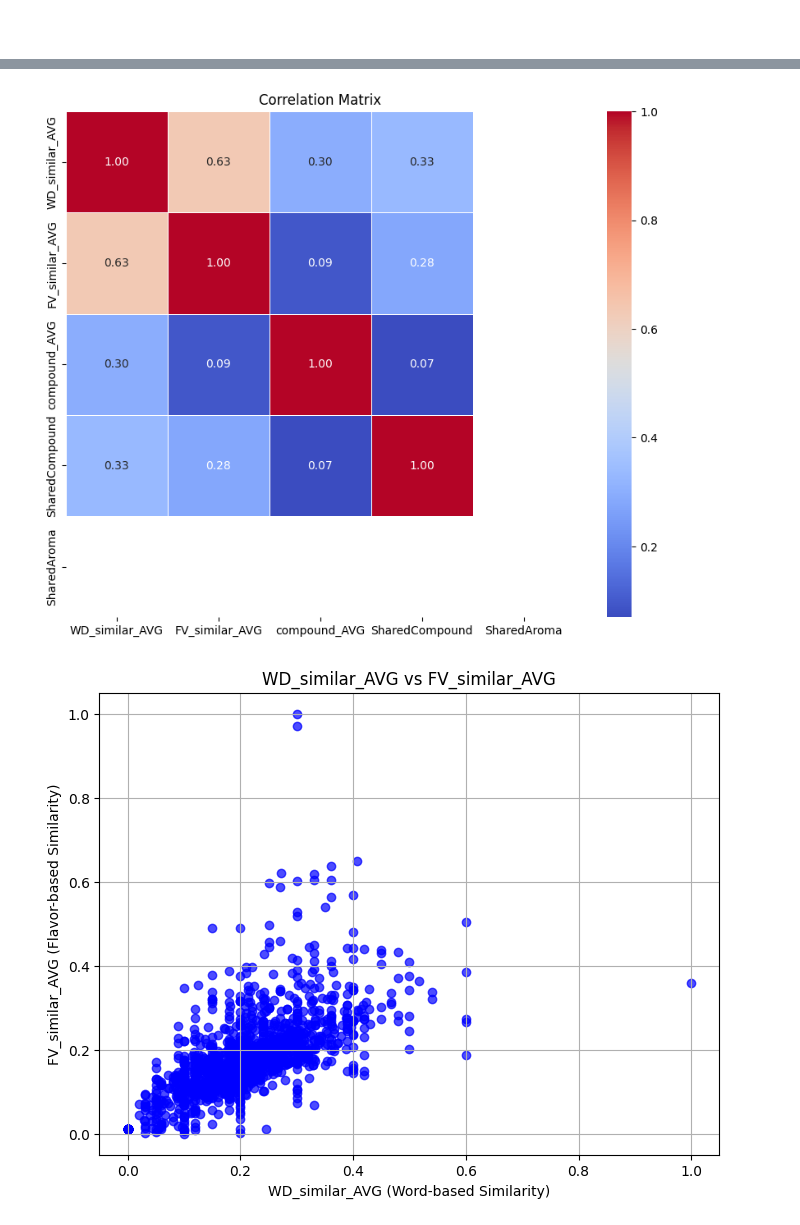
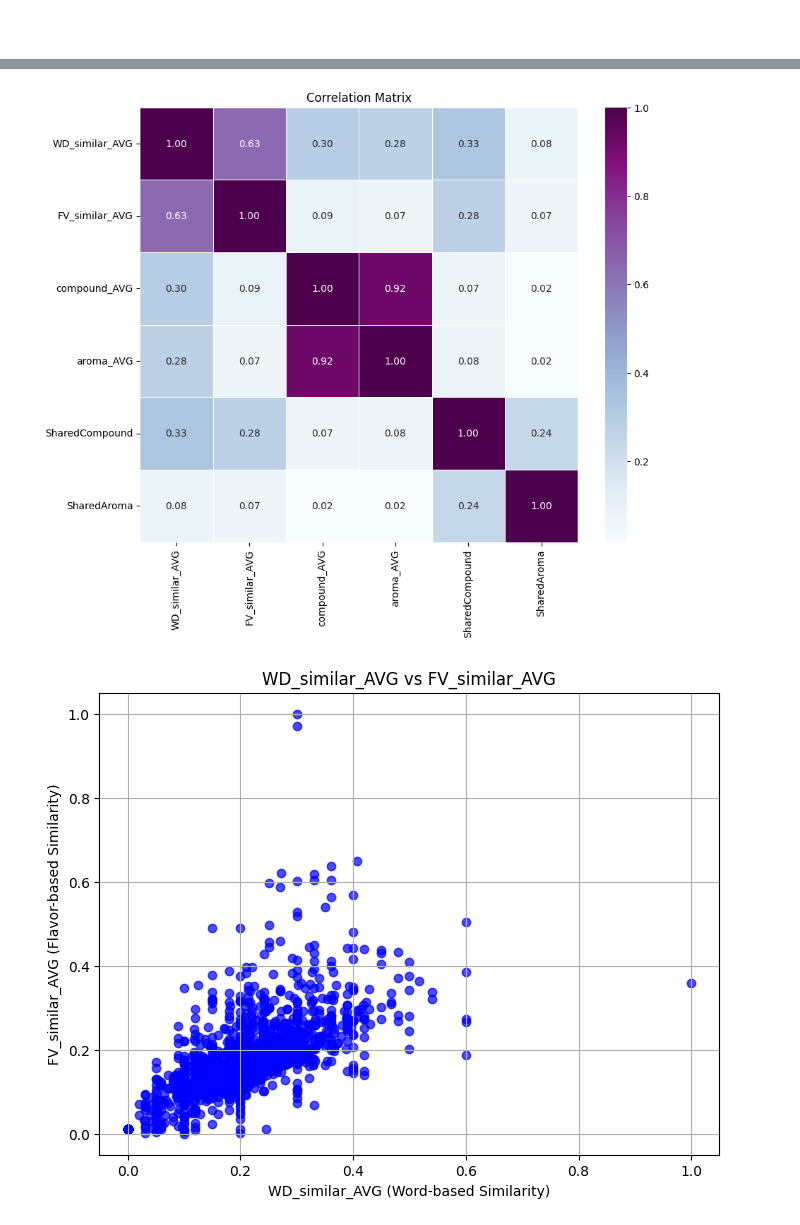
Before and after one commit to MariMurotani/RecipeHack, a Jupyter notebook: jupyter/analyze_word2_vec.ipynb, the cells around one changed output, grey strips where cells are left out. Saved outputs shown, nothing was run; the diff lists cells and outputs as text; code cells hidden in the pictures.

```diff
--- a/jupyter/analyze_word2_vec.ipynb
+++ b/jupyter/analyze_word2_vec.ipynb
@@ -88,7 +88,7 @@ def find_aroma_count(id1, id2):
     with driver.session() as session:
         find_aroma_query = """
         // Step 1: 特定のFoodノードから関連するCompoundを取得
-        MATCH (f:Food {id: 'egg_roll'})-[:HAS_SUBTYPE]->(fs:FoodSubType)-[:SCENTED]->(aroma1:Aroma)
+        MATCH (f:Food {id: $id1})-[:HAS_SUBTYPE]->(fs:FoodSubType)-[:SCENTED]->(aroma1:Aroma)
 
         // Step 2: CompoundのIDをリストとして取得
         WITH COLLECT(aroma1.id) AS aromaIds
@@ -274,5 +275,5 @@ df_result[df_result["SharedCompound"] < 1]
 # %%
 # 相関行列を計算
-correlation_matrix = df_result[["WD_similar_AVG", "FV_similar_AVG",  "compound_AVG", "SharedCompound", "SharedAroma"]].corr()
+correlation_matrix = df_result[["WD_similar_AVG", "FV_similar_AVG",  "compound_AVG", "aroma_AVG", "SharedCompound", "SharedAroma"]].corr()
 correlation_matrix
 # %% [output]
@@ -285,11 +287,11 @@ correlation_matrix
 # %%
 # ヒートマップをプロット
 plt.figure(figsize=(10, 8))
-sns.heatmap(correlation_matrix, annot=True, cmap="coolwarm", fmt=".2f", linewidths=0.5)
+sns.heatmap(correlation_matrix, annot=True, cmap="BuPu", fmt=".2f", linewidths=0.5)
 plt.title("Correlation Matrix")
 plt.show()
 # %% [output]
-[figure, old version]
+[figure, new version]
 # %%
 # 相関の可視化
 plt.figure(figsize=(8, 6))
```
Also changed, not shown: parts of 5 cells of this notebook.
